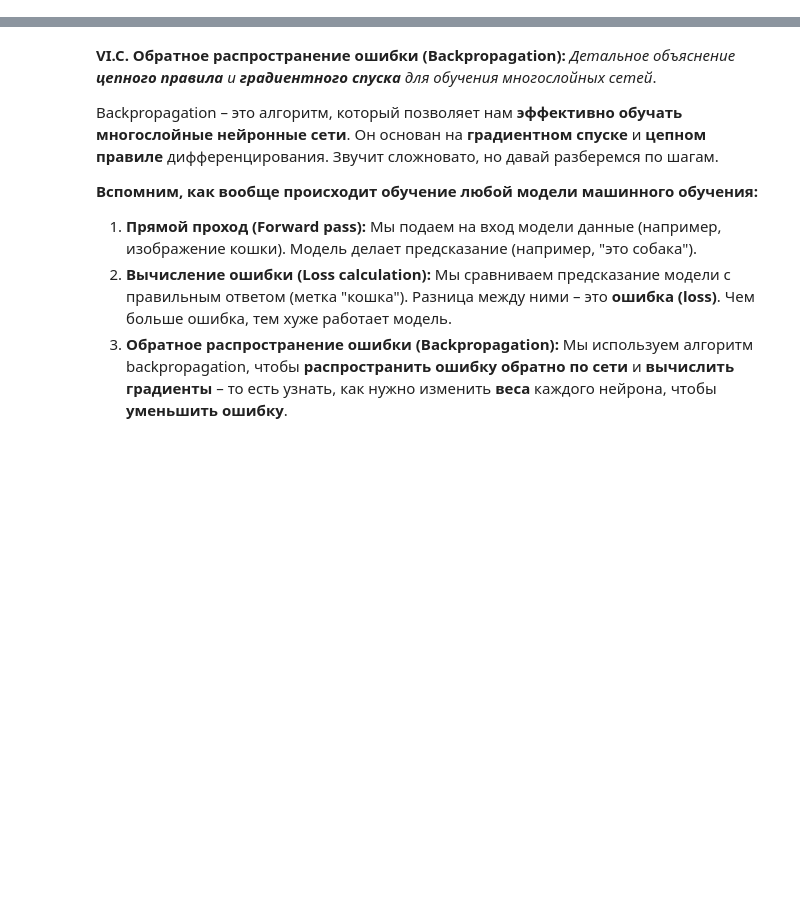
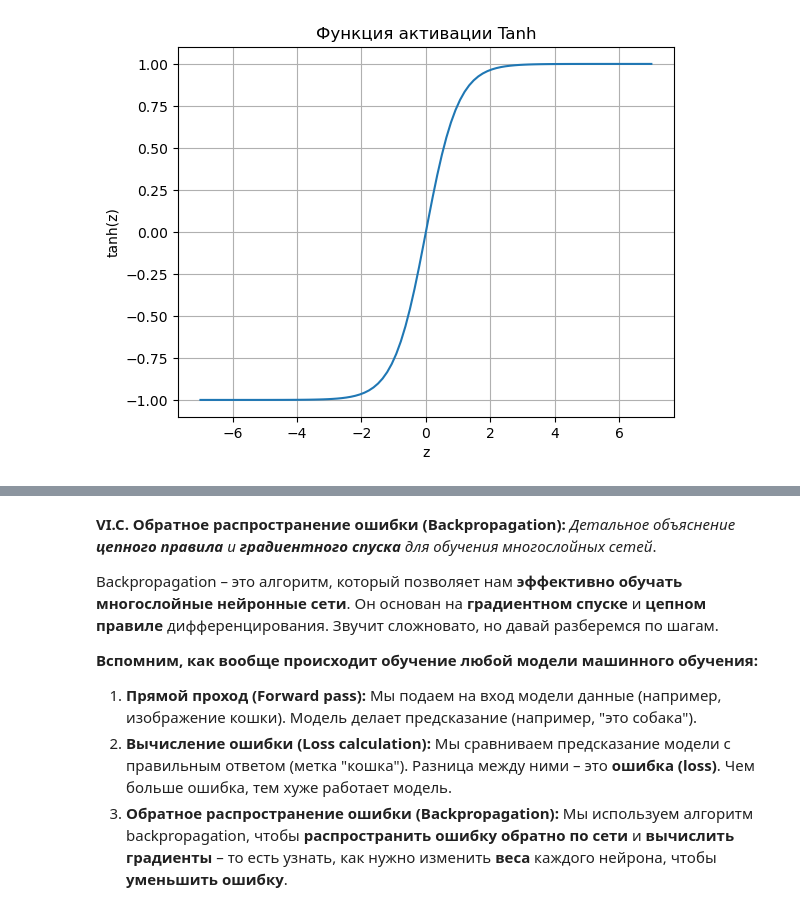
Before and after one commit to DinoZawrik/ML-Handbook, a Jupyter notebook: 8-1_NN_MLP.ipynb, the cells around one changed output, grey strips where cells are left out. Saved outputs shown, nothing was run; the diff lists cells and outputs as text; code cells hidden in the pictures; blank space fills up the shorter version.

```diff
--- a/Theory/8-1_NN_MLP.ipynb
+++ b/8-1_NN_MLP.ipynb
@@ -198,0 +96,12 @@
+# %%
+def tanh(z):
+    return np.tanh(z)
+
+plt.plot(z, tanh(z))
+plt.xlabel("z")
+plt.ylabel("tanh(z)")
+plt.title("Функция активации Tanh")
+plt.grid(True)
+plt.show()
+# %% [output]
+[figure, added]
```
Also changed, not shown: parts of 15 cells of this notebook.
